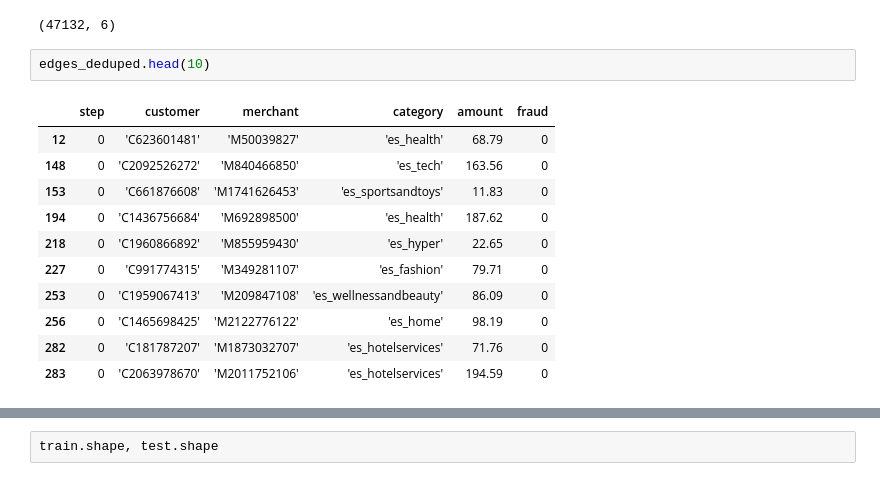
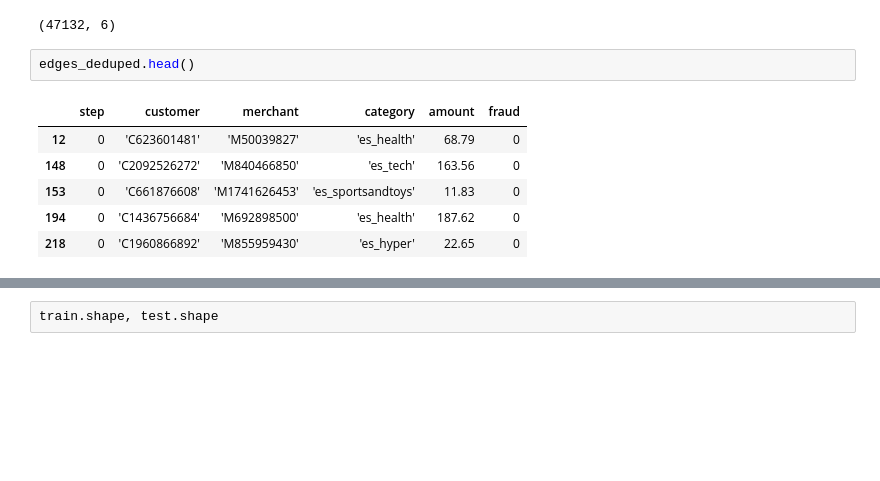
Before and after one commit to aws-samples/anomaly-detection-spatial-temporal-data-workshop, a Jupyter notebook: notebooks/03_financial_fraud/1.1-gy-data-transform-dynamic-graph.ipynb, the cells around one changed output, grey strips where cells are left out. Drawn from its saved outputs; the diff is of its cells as text; blank space fills up the shorter version.

```diff
--- a/notebooks/03_financial_fraud/1.1-gy-data-transform-dynamic-graph.ipynb
+++ b/notebooks/03_financial_fraud/1.1-gy-data-transform-dynamic-graph.ipynb
@@ -483,16 +246,11 @@ edges_deduped.shape
 # %% [output]
 (47132, 6)
 # %%
-edges_deduped.head(10)
+edges_deduped.head()
 # %% [output]
 |  | step | customer | merchant | category | amount | fraud |
 | 12 | 0 | 'C623601481' | 'M50039827' | 'es_health' | 68.79 | 0 |
 | 148 | 0 | 'C2092526272' | 'M840466850' | 'es_tech' | 163.56 | 0 |
 | 153 | 0 | 'C661876608' | 'M1741626453' | 'es_sportsandtoys' | 11.83 | 0 |
 | 194 | 0 | 'C1436756684' | 'M692898500' | 'es_health' | 187.62 | 0 |
 | 218 | 0 | 'C1960866892' | 'M855959430' | 'es_hyper' | 22.65 | 0 |
-| 227 | 0 | 'C991774315' | 'M349281107' | 'es_fashion' | 79.71 | 0 |
-| 253 | 0 | 'C1959067413' | 'M209847108' | 'es_wellnessandbeauty' | 86.09 | 0 |
-| 256 | 0 | 'C1465698425' | 'M2122776122' | 'es_home' | 98.19 | 0 |
-| 282 | 0 | 'C181787207' | 'M1873032707' | 'es_hotelservices' | 71.76 | 0 |
-| 283 | 0 | 'C2063978670' | 'M2011752106' | 'es_hotelservices' | 194.59 | 0 |
```
Also changed, not shown: parts of 77 cells of this notebook, 1 other file.
